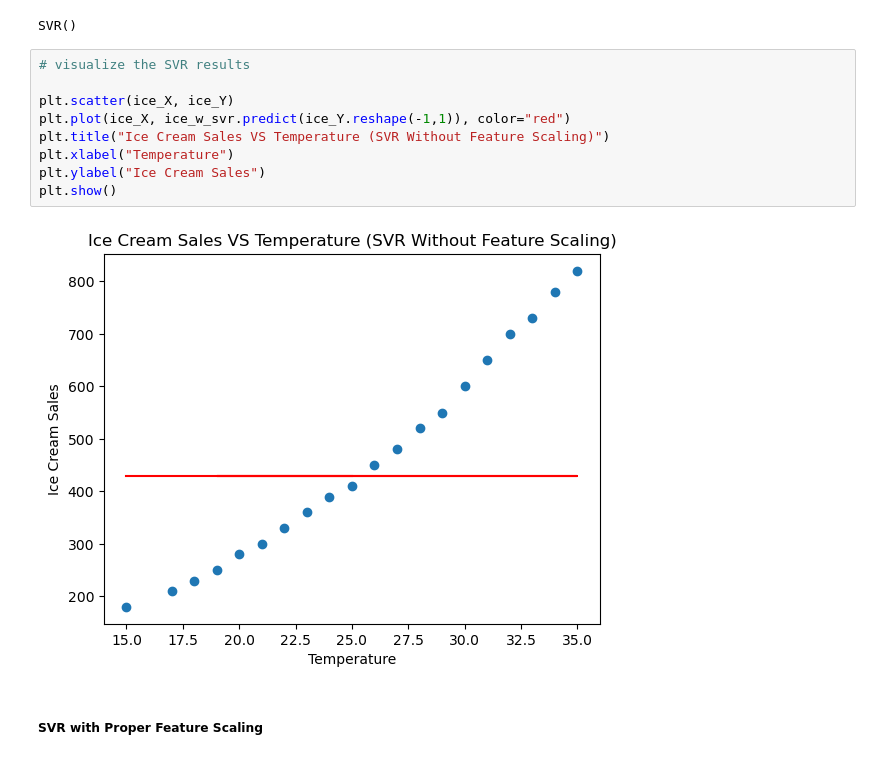
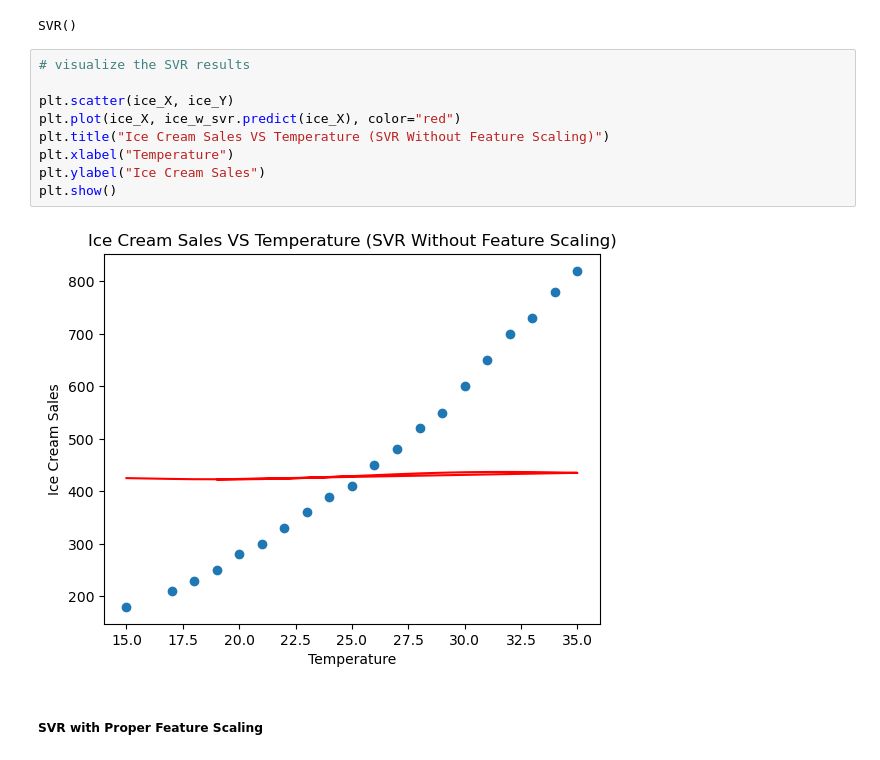
Before and after one commit to Ezerioha-ifeanyi/Week-15-Take-Home, a Jupyter notebook: Take Home.ipynb, the cells around one changed output. Cells and saved outputs as stored; diff of their text form.

```diff
--- a/Take Home.ipynb
+++ b/Take Home.ipynb
@@ -310,14 +310,14 @@ SVR()
 # %%
 # visualize the SVR results
 
 plt.scatter(ice_X, ice_Y)
-plt.plot(ice_X, ice_w_svr.predict(ice_Y.reshape(-1,1)), color="red")
+plt.plot(ice_X, ice_w_svr.predict(ice_X), color="red")
 plt.title("Ice Cream Sales VS Temperature (SVR Without Feature Scaling)")
 plt.xlabel("Temperature")
 plt.ylabel("Ice Cream Sales")
 plt.show()
 # %% [output]
-[figure, old version]
+[figure, new version]
 # %% [markdown]
 ##### SVR with Proper Feature Scaling
 # %%
```
Also changed, not shown: parts of 4 cells of this notebook.
